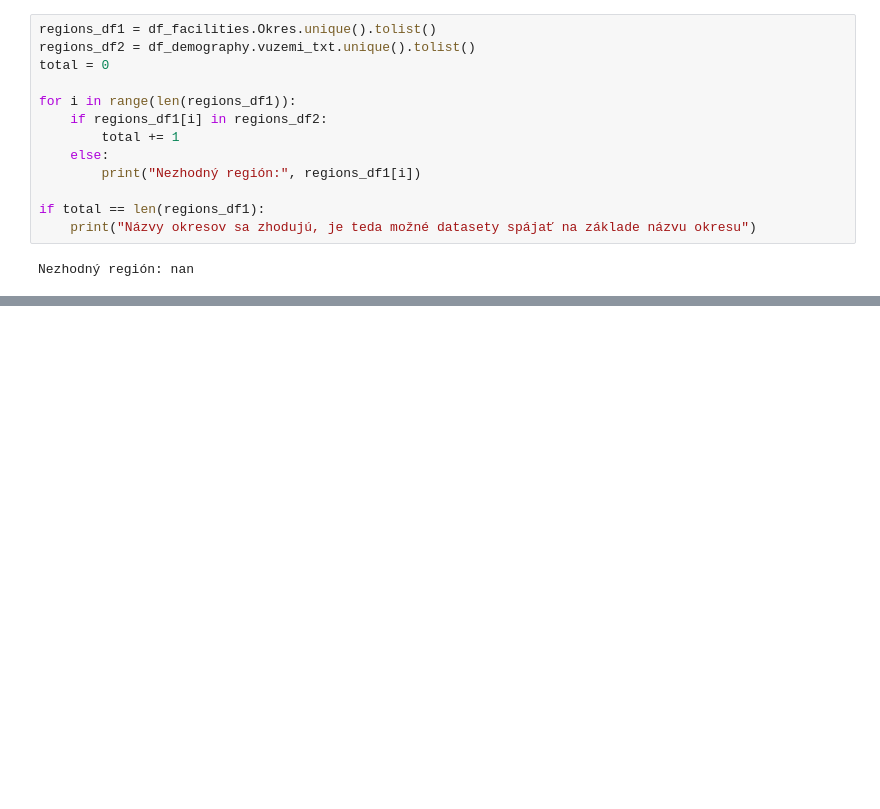
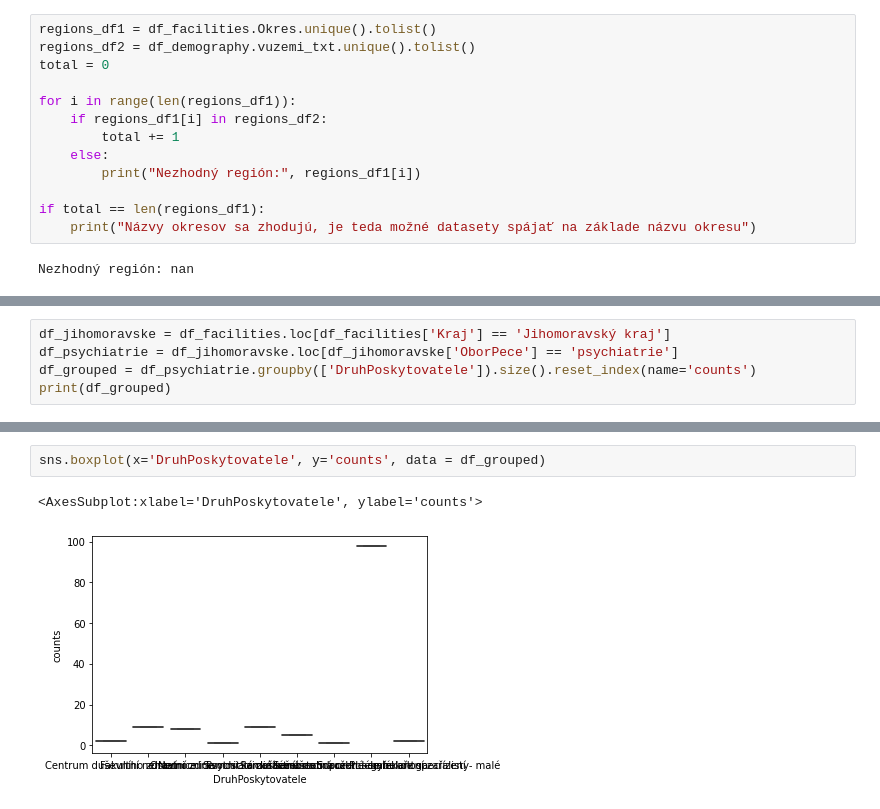
Before and after one commit to adaryb123/UPAproject, a Jupyter notebook: Data_analysis.ipynb, the cells around one changed output, grey strips where cells are left out. Drawn from its saved outputs; the diff is of its cells as text; blank space fills up the shorter version.

```diff
--- a/Data_analysis.ipynb
+++ b/Data_analysis.ipynb
@@ -468,0 +475,5 @@ Nezhodný región: nan
+# %%
+df_jihomoravske = df_facilities.loc[df_facilities['Kraj'] == 'Jihomoravský kraj']
+df_psychiatrie = df_jihomoravske.loc[df_jihomoravske['OborPece'] == 'psychiatrie']
+df_grouped = df_psychiatrie.groupby(['DruhPoskytovatele']).size().reset_index(name='counts')
+print(df_grouped)
@@ -468,0 +491,5 @@ Nezhodný región: nan
+# %%
+sns.boxplot(x='DruhPoskytovatele', y='counts', data = df_grouped)
+# %% [output]
+<AxesSubplot:xlabel='DruhPoskytovatele', ylabel='counts'>
+[figure, added]
```
Also changed, not shown: parts of 17 cells of this notebook, 6 other files.
